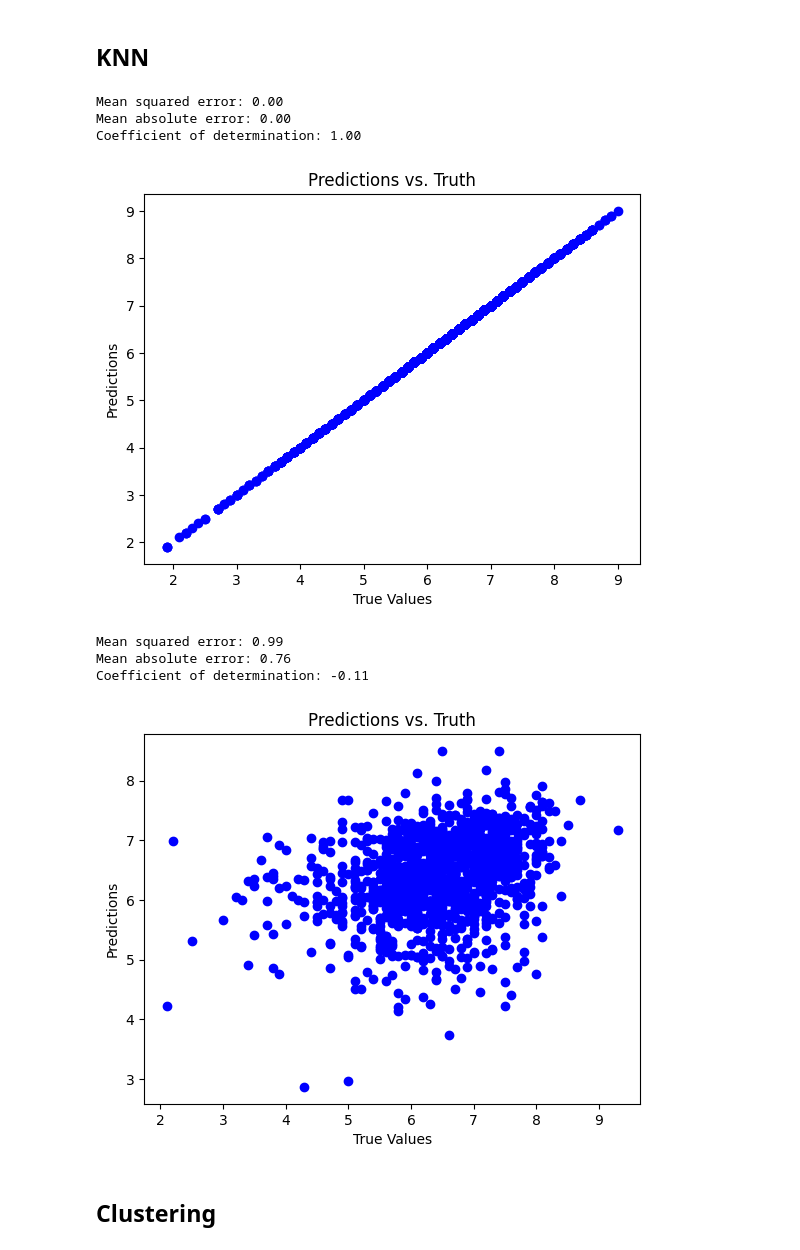
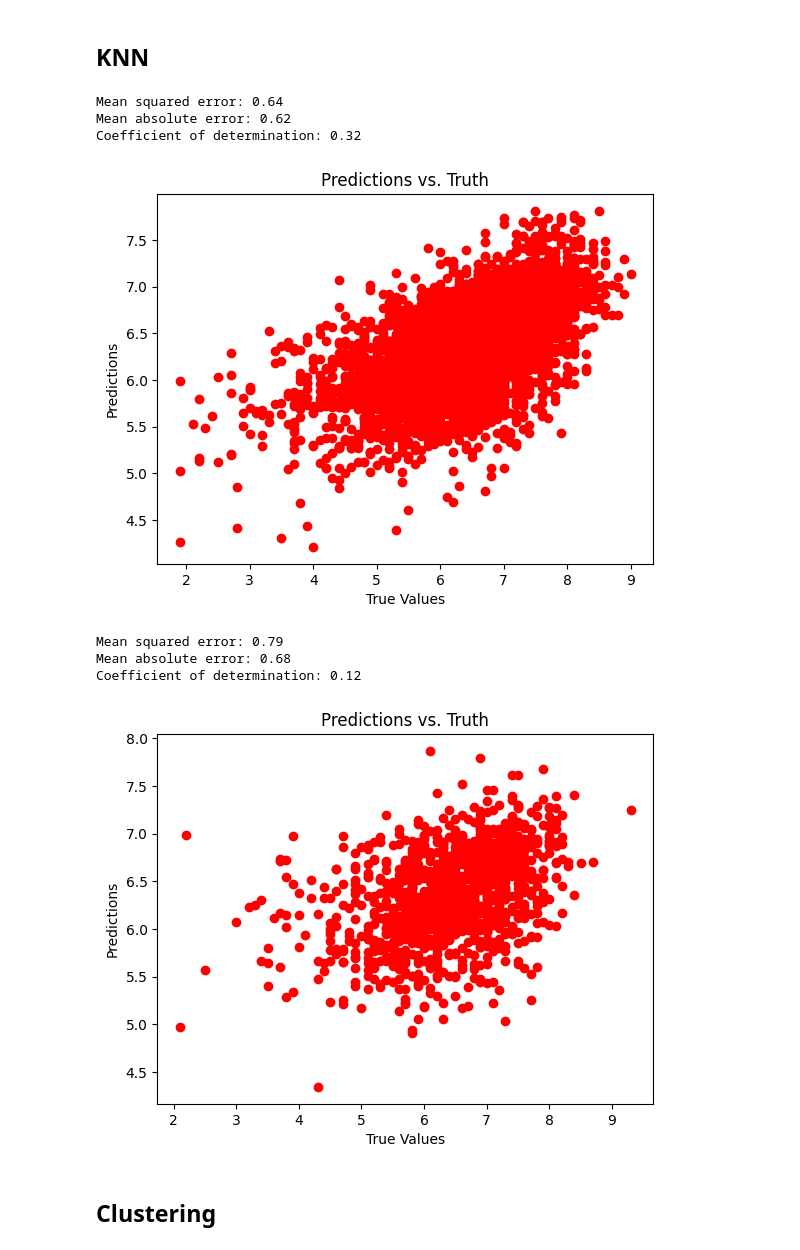
Before and after one commit to KalebJS/cs201r-final-project, a Jupyter notebook: models.ipynb, the cells around one changed output. Drawn from its saved outputs; the diff is of its cells as text; code cells hidden in the pictures.

```diff
--- a/models.ipynb
+++ b/models.ipynb
@@ -31,7 +42,7 @@ import matplotlib.pyplot as plt
 
 
 def plot_predictions(y_test, y_pred):
-    plt.scatter(y_test, y_pred, color="blue")
+    plt.scatter(y_test, y_pred, color="red")
     plt.xlabel("True Values")
     plt.ylabel("Predictions")
     plt.title("Predictions vs. Truth")
@@ -259,17 +270,17 @@ knn_models.sort(key=lambda x: x[1])
 for model in knn_models[:10]:
     models.append(model[0])
 # %%
-evaluate(knn, X_train, y_train)
-evaluate(knn, X_test, y_test)
+evaluate(knn_models[0][0][1], X_train, y_train)
+evaluate(knn_models[0][0][1], X_test, y_test)
 # %% [output]
-Mean squared error: 0.00
-Mean absolute error: 0.00
-Coefficient of determination: 1.00
+Mean squared error: 0.64
+Mean absolute error: 0.62
+Coefficient of determination: 0.32
-[figure, old version]
+[figure, new version]
-Mean squared error: 0.99
-Mean absolute error: 0.76
-Coefficient of determination: -0.11
+Mean squared error: 0.79
+Mean absolute error: 0.68
+Coefficient of determination: 0.12
-[figure, old version]
+[figure, new version]
 # %% [markdown]
 ## Clustering
 # %%
```
Also changed, not shown: parts of 7 cells of this notebook.
